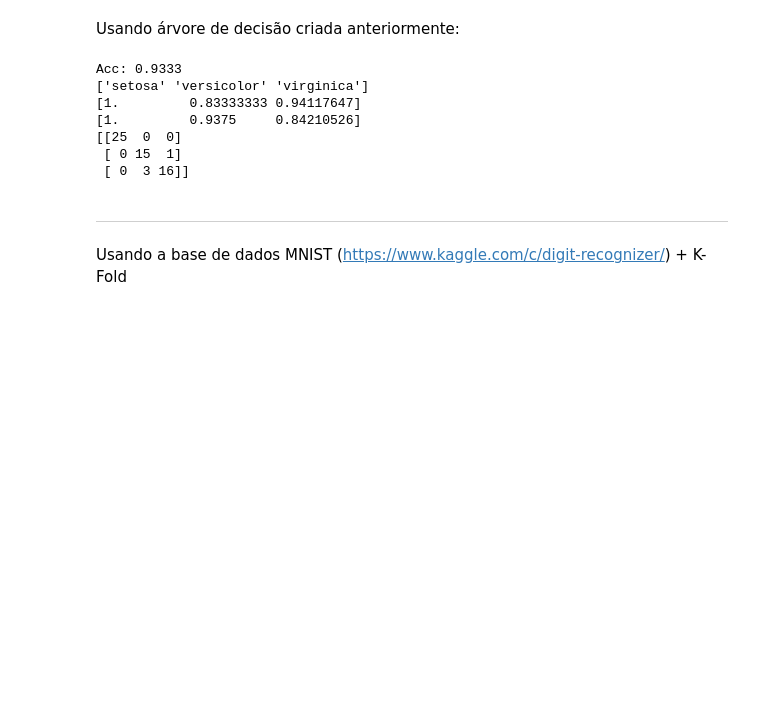
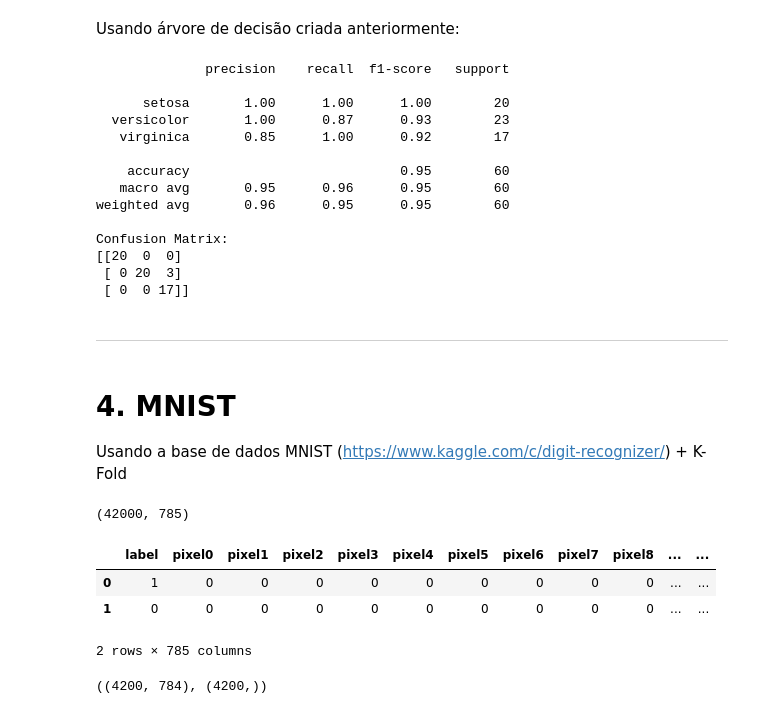
Before and after one commit to cordeirolibel/RPI, a Jupyter notebook: T02/exercicioKNN.ipynb, the cells around one changed output. Cells and saved outputs as stored; diff of their text form; code cells hidden in the pictures; blank space fills up the shorter version.

Commit message:
fim T02 - add mnist

```diff
--- a/T02/exercicioKNN.ipynb
+++ b/T02/exercicioKNN.ipynb
@@ -381,6 +403,7 @@ Acc: 0.9167
 # %% [markdown]
 Usando árvore de decisão criada anteriormente:
 # %%
+#Metricas - Decision Tree
 X_train, X_test, y_train, y_test = train_test_split(iris.data, iris.target, test_size = 0.4)
 mytree = DecisionTreeClassifier(criterion='gini', splitter='best')
                                 #min_samples_split=2, min_samples_leaf=1, min_weight_fraction_leaf=0.0, max_features=None, random_state=None, max_leaf_nodes=None, min_impurity_decrease=0.0, min_impurity_split=None, class_weight=None, presort=False
@@ -390,24 +413,28 @@ mytree = mytree.fit(X_train, y_train)
 #testa o classificador com a base de testes
 preditorTree = mytree.predict(X_test)
 
-accTree = sklearn.metrics.accuracy_score(y_test, preditorTree)
-confusionMatrixTree = sklearn.metrics.confusion_matrix(y_test, preditorTree)
-precisionTree = sklearn.metrics.precision_score(y_test, preditorTree, average=None)
-recallTree = sklearn.metrics.recall_score(y_test, preditorTree, average=None)
-print("Acc: %.4f"%accTree)
-print(iris.target_names)
-print(precisionTree)
-print(recallTree)
-print(confusionMatrixTree)
+report = classification_report(y_test, preditorTree, target_names=iris.target_names)
+confusionMatrix = sklearn.metrics.confusion_matrix(y_test, preditorTree)
+print(report)
+print("Confusion Matrix:")
+print(confusionMatrix)
 # %% [output]
-Acc: 0.9333
-['setosa' 'versicolor' 'virginica']
-[1.         0.83333333 0.94117647]
-[1.         0.9375     0.84210526]
-[[25  0  0]
- [ 0 15  1]
- [ 0  3 16]]
+              precision    recall  f1-score   support
+
+      setosa       1.00      1.00      1.00        20
+  versicolor       1.00      0.87      0.93        23
+   virginica       0.85      1.00      0.92        17
+
+    accuracy                           0.95        60
+   macro avg       0.95      0.96      0.95        60
+weighted avg       0.96      0.95      0.95        60
+
+Confusion Matrix:
+[[20  0  0]
+ [ 0 20  3]
+ [ 0  0 17]]
 # %% [markdown]
 -------------------------------------------------------------------------------------------------------------------------------
 # %% [markdown]
+# 4. MNIST
 Usando a base de dados MNIST (https://www.kaggle.com/c/digit-recognizer/) + K-Fold
@@ -413,0 +443,19 @@ Usando a base de dados MNIST (https://www.kaggle.com/c/digit-recognizer/) + K-Fo
+# %%
+# abrindo dados
+df = pd.read_csv("digit-recognizer/train.csv")
+print(df.shape)
+df.head(2)
+# %% [output]
+(42000, 785)
+|  | label | pixel0 | pixel1 | pixel2 | pixel3 | pixel4 | pixel5 | pixel6 | pixel7 | pixel8 | ... | ... |
+| 0 | 1 | 0 | 0 | 0 | 0 | 0 | 0 | 0 | 0 | 0 | ... | ... |
+| 1 | 0 | 0 | 0 | 0 | 0 | 0 | 0 | 0 | 0 | 0 | ... | ... |
+2 rows × 785 columns
+# %%
+#pegando somente os 10% dos dados
+df = df.iloc[:4200]
+X = df.drop(['label'],axis=1)
+y = df.label
+X.shape,y.shape
+# %% [output]
+((4200, 784), (4200,))
```
Also changed, not shown: parts of 26 cells of this notebook, 2 other files.
